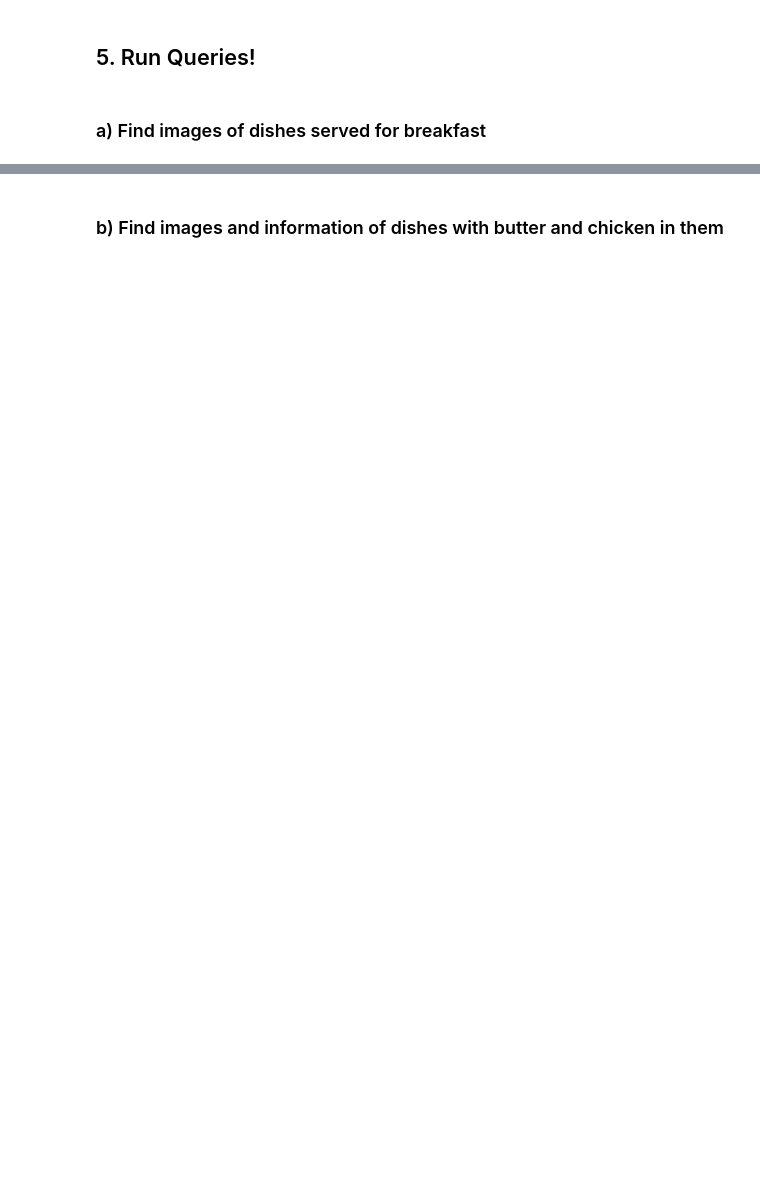
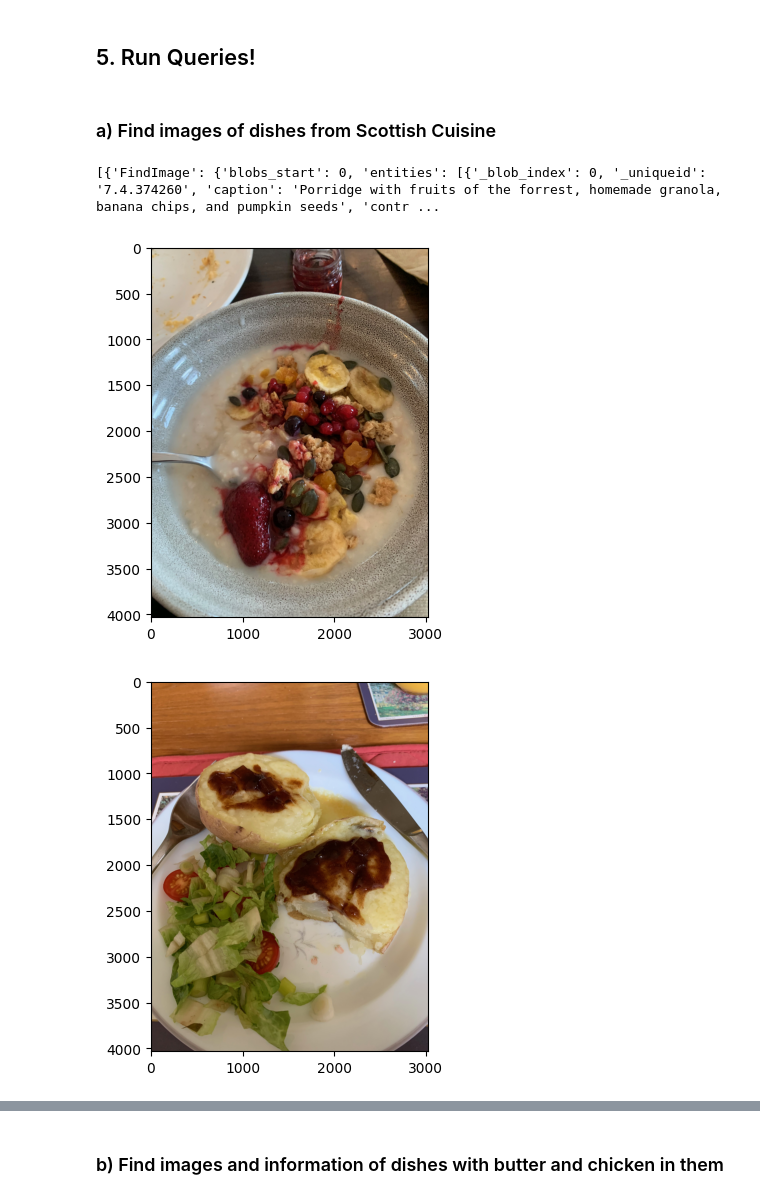
Before and after one commit to aperture-data/Cookbook, a Jupyter notebook: notebooks/QuickStart.ipynb, the cells around one changed output, grey strips where cells are left out. Saved outputs shown, nothing was run; the diff lists cells and outputs as text; code cells hidden in the pictures; blank space fills up the shorter version.

```diff
--- a/notebooks/QuickStart.ipynb
+++ b/notebooks/QuickStart.ipynb
@@ -91,4 +114,38 @@ utils.summary()
 # %% [markdown]
 ## 5. Run Queries!
 # %% [markdown]
-### a) Find images of dishes served for breakfast
+### a) Find images of dishes from Scottish Cuisine
+# %%
+from aperturedb.CommonLibrary import create_connector, execute_query
+from aperturedb.NotebookHelpers import display
+
+query = [
+  {
+    "FindImage": {
+      "blobs": True,
+      "constraints": {
+        "cuisine": [
+          "==",
+          "Scottish"
+        ]
+      },
+      "results": {
+        "limit": 5,
+        "all_properties": True
+      }
+    }
+  }
+]
+client = create_connector()
+result, response, blobs = execute_query(client, query, [])
+
+# Print the response
+print(response)
+
+# Check if the query was successful
+if result == 0:
+  display(blobs)
+# %% [output]
+[{'FindImage': {'blobs_start': 0, 'entities': [{'_blob_index': 0, '_uniqueid': '7.4.374260', 'caption': 'Porridge with fruits of the forrest, homemade granola, banana chips, and pumpkin seeds', 'contr ...
+[figure, added]
+[figure, added]
```
Also changed, not shown: parts of 11 cells of this notebook, 2 other files.
